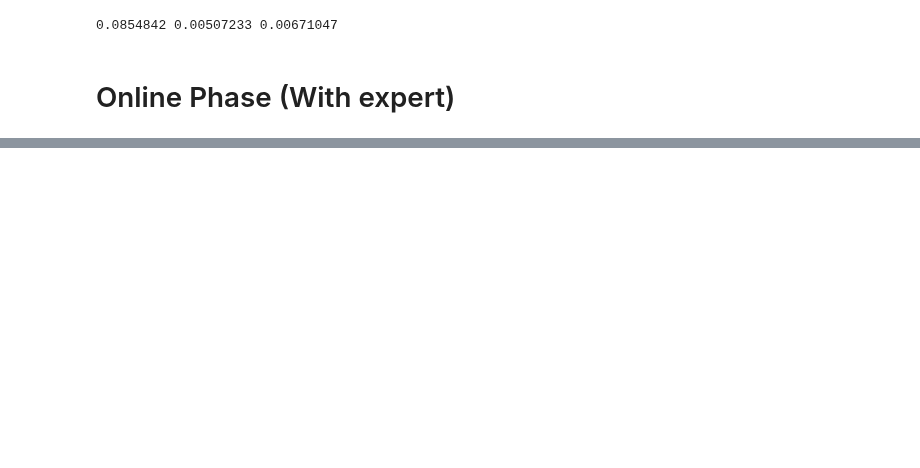
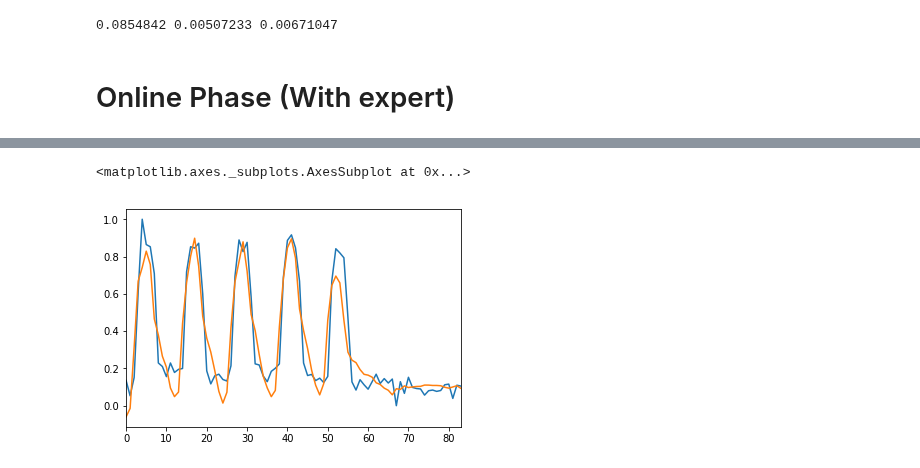
Before and after one commit to binli826/LSTM-Autoencoders, a Jupyter notebook: src/Experiments/Online_power.ipynb, the cells around one changed output, grey strips where cells are left out. Cells and saved outputs as stored; diff of their text form; code cells hidden in the pictures; blank space fills up the shorter version.

```diff
--- a/src/Experiments/Online_power.ipynb
+++ b/src/Experiments/Online_power.ipynb
@@ -389,0 +391,6 @@ plot_roc(fpr,tpr,auc)
+# %%
+pd.Series(ein0[9]).plot()
+pd.Series(aus0[9]).plot()
+# %% [output]
+<matplotlib.axes._subplots.AxesSubplot at 0x...>
+[figure, added]
```
Also changed, not shown: parts of 13 cells of this notebook, 8 other files.
